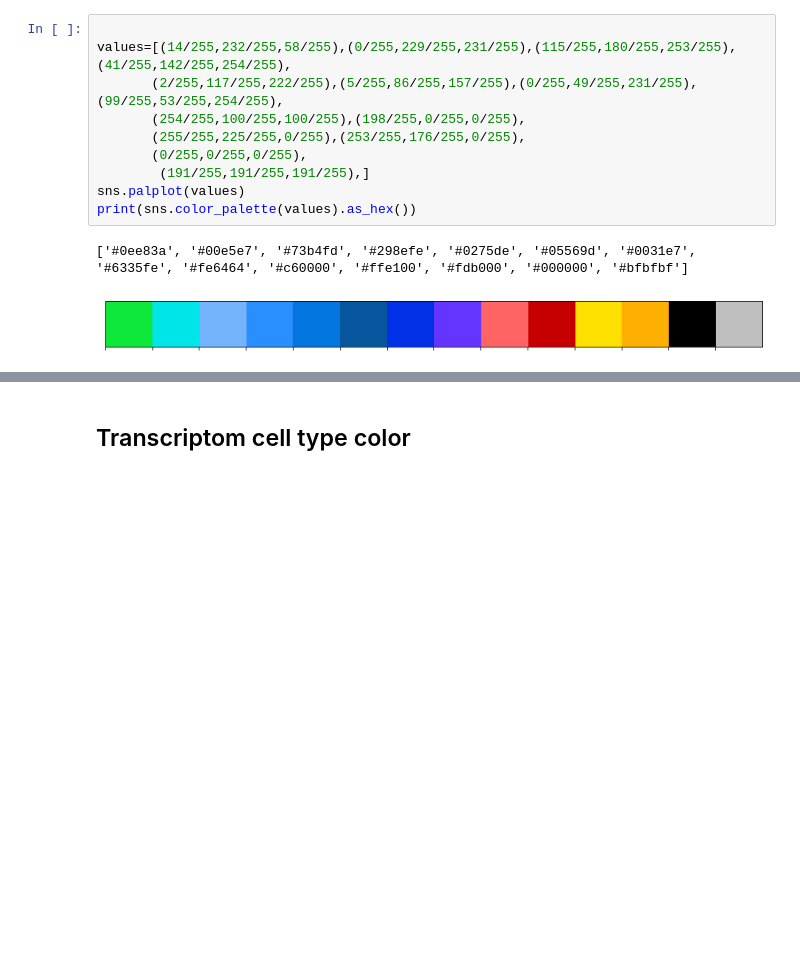
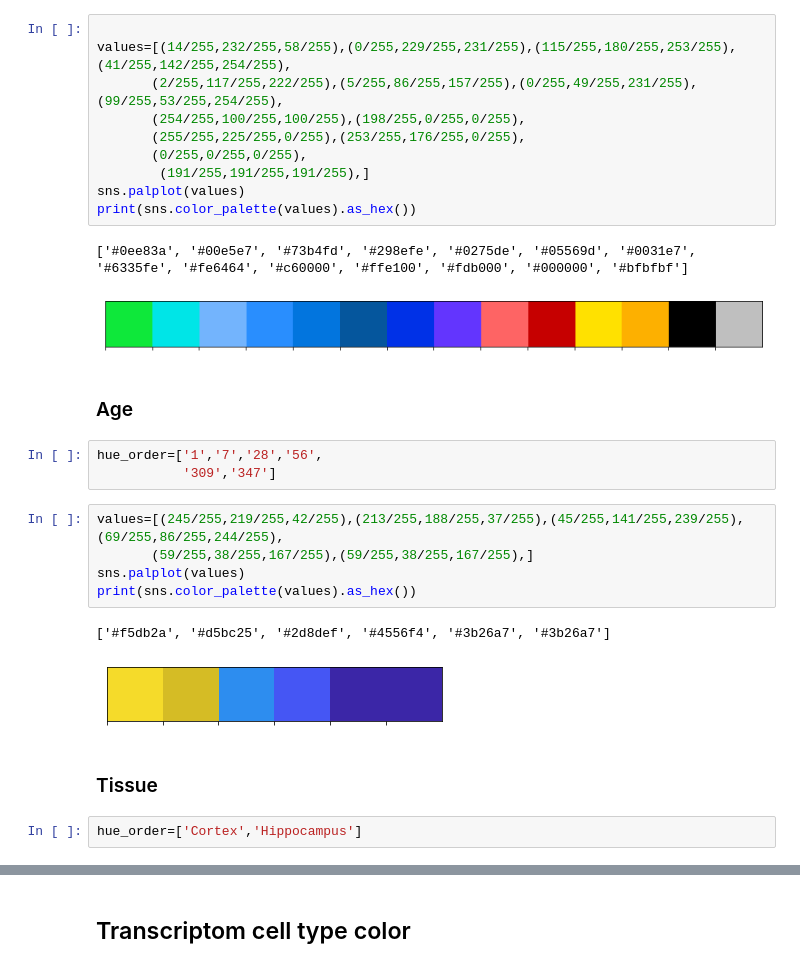
Before and after one commit to remember-past/Template, a Jupyter notebook: python/plot_example/color_list/color_list_notebook.ipynb, the cells around one changed output, grey strips where cells are left out. Cells and saved outputs as stored; diff of their text form; blank space fills up the shorter version.

```diff
--- a/python/plot_example/color_list/color_list_notebook.ipynb
+++ b/python/plot_example/color_list/color_list_notebook.ipynb
@@ -509,3 +521,20 @@ print(sns.color_palette(values).as_hex())
 # %% [output]
 ['#0ee83a', '#00e5e7', '#73b4fd', '#298efe', '#0275de', '#05569d', '#0031e7', '#6335fe', '#fe6464', '#c60000', '#ffe100', '#fdb000', '#000000', '#bfbfbf']
 [figure]
+# %% [markdown]
+### Age
+# %%
+hue_order=['1','7','28','56',
+           '309','347']
+# %%
+values=[(245/255,219/255,42/255),(213/255,188/255,37/255),(45/255,141/255,239/255),(69/255,86/255,244/255),
+       (59/255,38/255,167/255),(59/255,38/255,167/255),]
+sns.palplot(values)
+print(sns.color_palette(values).as_hex())
+# %% [output]
+['#f5db2a', '#d5bc25', '#2d8def', '#4556f4', '#3b26a7', '#3b26a7']
+[figure, added]
+# %% [markdown]
+### Tissue
+# %%
+hue_order=['Cortex','Hippocampus']
```
Also changed, not shown: parts of 37 cells of this notebook.
